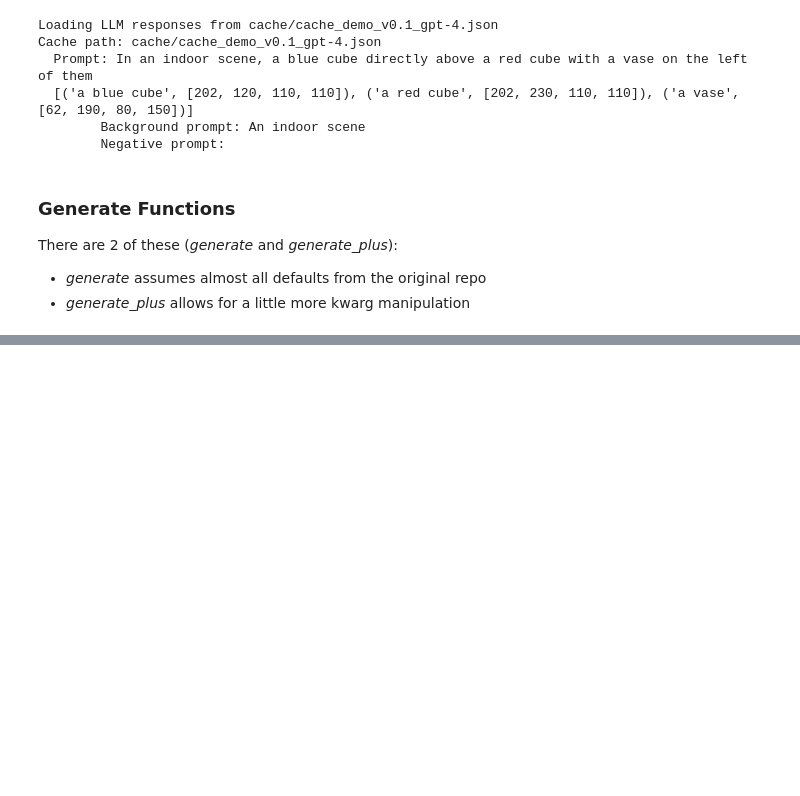
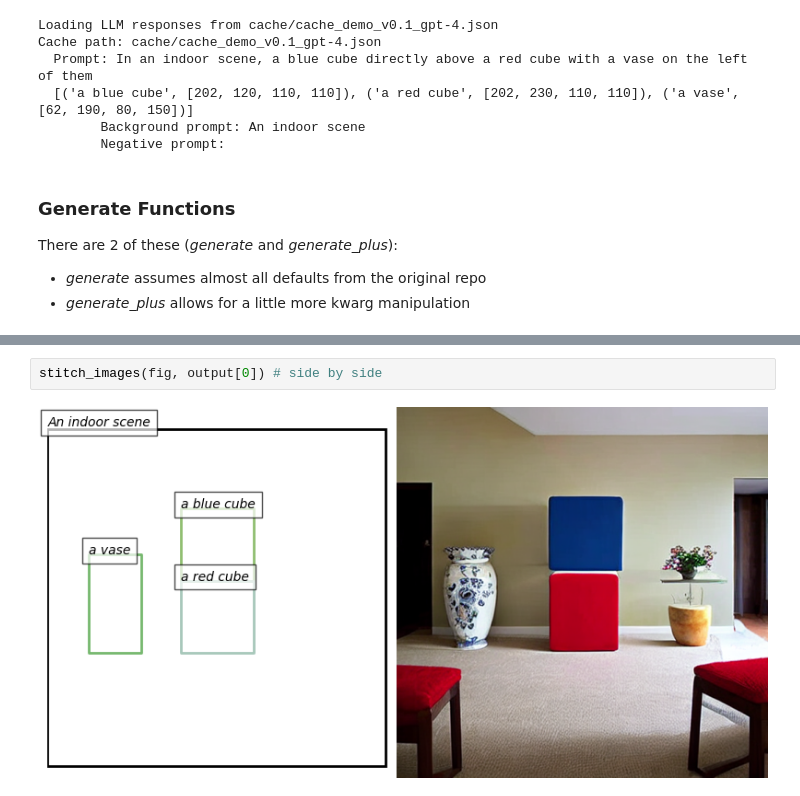
Before and after one commit to ColinConwell/LLM-Grounded-Diffusion, a Jupyter notebook: use_case.ipynb, the cells around one changed output, grey strips where cells are left out. Drawn from its saved outputs; the diff is of its cells as text; blank space fills up the shorter version.

```diff
--- a/use_case.ipynb
+++ b/use_case.ipynb
@@ -63,0 +86,4 @@ Generation from composed latents (with semantic guidance)
+# %%
+stitch_images(fig, output[0]) # side by side
+# %% [output]
+[figure, added]
```
Also changed, not shown: parts of 5 cells of this notebook, 1 other file.
